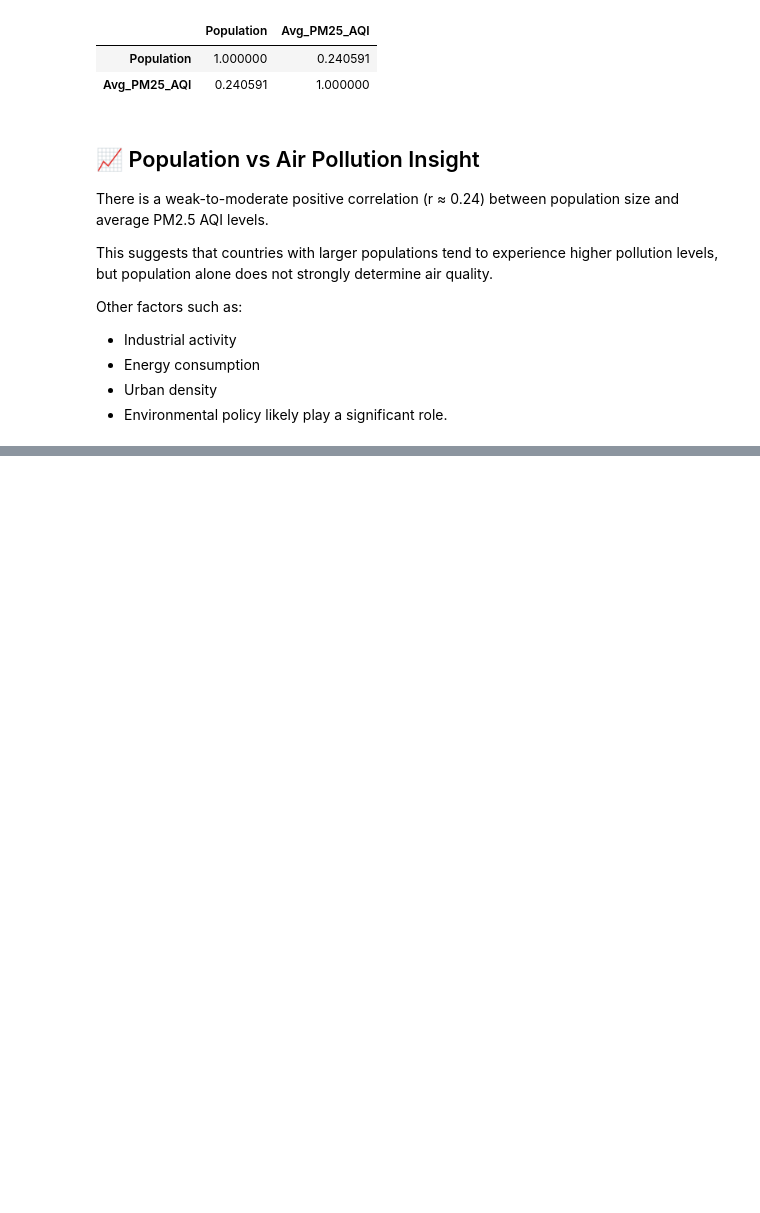
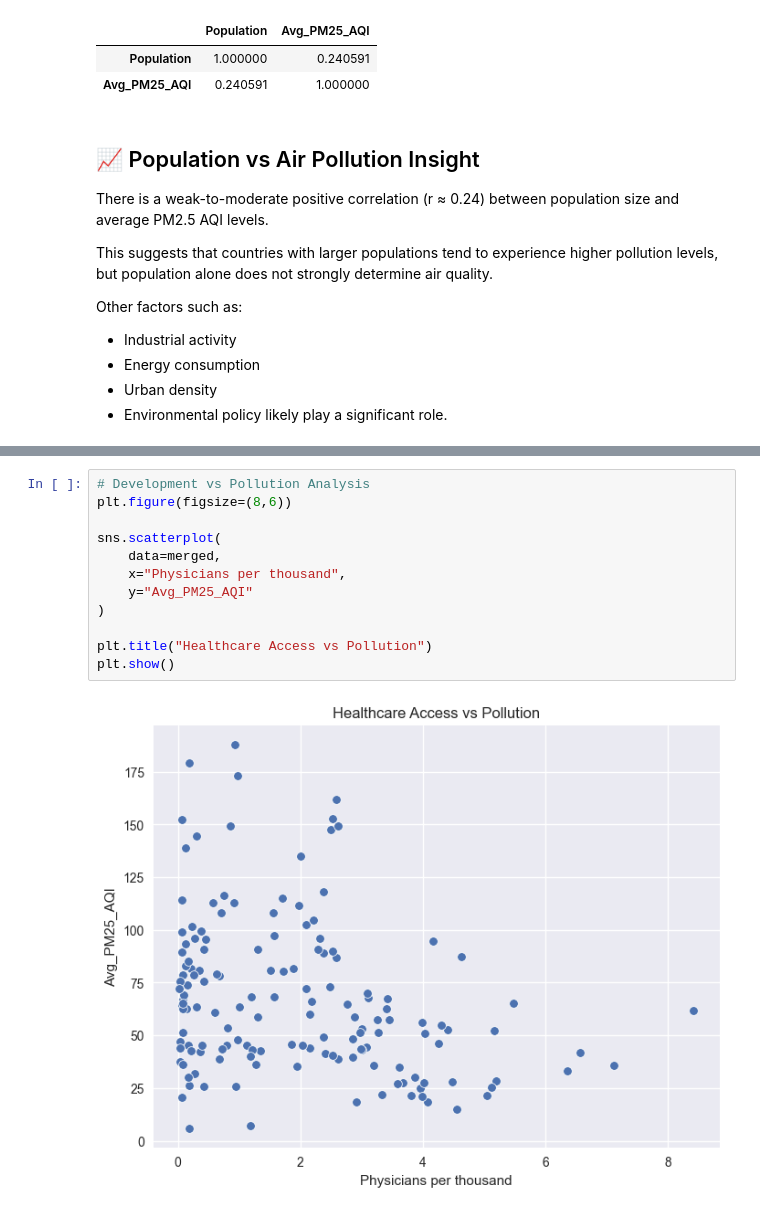
Before and after one commit to AbhilipsaPati0/Urban-Life-Intelligence-System, a Jupyter notebook: notebooks/global_environment_analysis.ipynb, the cells around one changed output, grey strips where cells are left out. Saved outputs shown, nothing was run; the diff lists cells and outputs as text; blank space fills up the shorter version.

```diff
--- a/notebooks/global_environment_analysis.ipynb
+++ b/notebooks/global_environment_analysis.ipynb
@@ -281,0 +396,14 @@ likely play a significant role.
+# %%
+# Development vs Pollution Analysis
+plt.figure(figsize=(8,6))
+
+sns.scatterplot(
+    data=merged,
+    x="Physicians per thousand",
+    y="Avg_PM25_AQI"
+)
+
+plt.title("Healthcare Access vs Pollution")
+plt.show()
+# %% [output]
+[figure, added]
```
Also changed, not shown: parts of 21 cells of this notebook.
